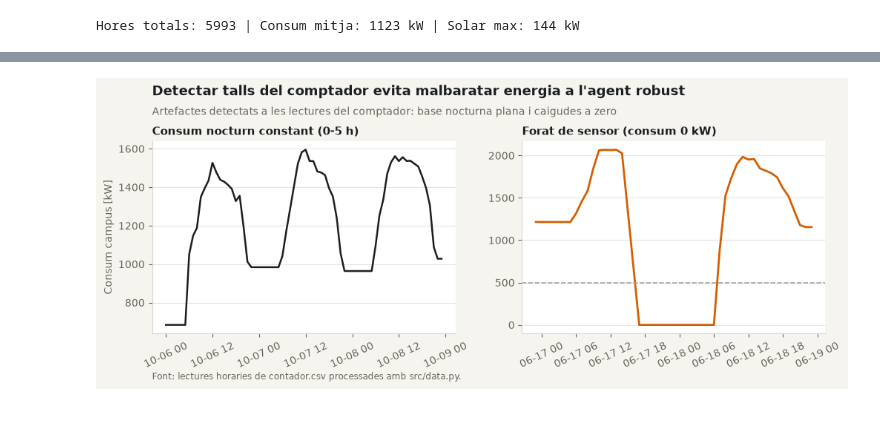
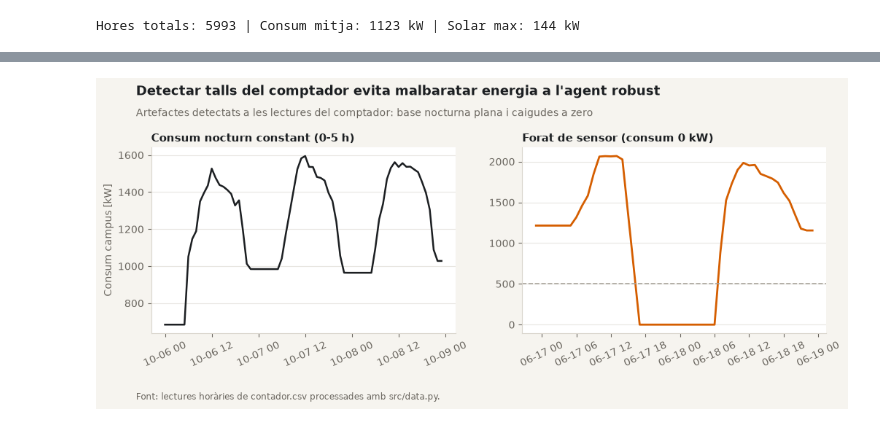
Before and after one commit to adridece/datathon-bateria-equip, a Jupyter notebook: notebooks/01_eda.ipynb, the cells around one changed output, grey strips where cells are left out. Cells and saved outputs as stored; diff of their text form; code cells hidden in the pictures.

Commit message:
Ajusta marges i etiquetes dels 5 grafics per evitar retalls

```diff
--- a/notebooks/01_eda.ipynb
+++ b/notebooks/01_eda.ipynb
@@ -199,33 +221,33 @@ plt.show()
 # %%
 # Grafic 5: Qualitat de les dades (consum nocturn pla i talls del comptador)
-fig, axes = plt.subplots(1, 2, figsize=(10.2, 4.4))
-fig.subplots_adjust(left=0.08, right=0.97, top=0.76, bottom=0.17, wspace=0.22)
+fig, axes = plt.subplots(1, 2, figsize=(10.4, 4.8))
+fig.subplots_adjust(left=0.08, right=0.97, top=0.75, bottom=0.22, wspace=0.22)
 
 sample_days = df.loc['2025-10-06':'2025-10-08']
 if len(sample_days) == 0:
     sample_days = df.iloc[24:96]
 axes[0].plot(sample_days.index, sample_days['load_kw'], color=INK, linewidth=1.8)
 axes[0].set_title('Consum nocturn constant (0-5 h)', fontsize=10.5, fontweight='bold', loc='left')
 axes[0].set_ylabel('Consum campus [kW]')
 axes[0].tick_params(axis='x', rotation=25)
 
 zero_idx = df.index[df['load_kw'] == 0]
 if len(zero_idx) > 0:
     t0 = zero_idx[0] - pd.Timedelta(hours=18)
     t1 = zero_idx[0] + pd.Timedelta(hours=30)
     outage = df.loc[t0:t1]
 else:
     outage = df.loc['2026-06-16':'2026-06-18']
 axes[1].plot(outage.index, outage['load_kw'], color='#D55E00', linewidth=2.0)
 axes[1].axhline(500, color=REF, linestyle='--', linewidth=1.2)
 axes[1].set_title('Forat de sensor (consum 0 kW)', fontsize=10.5, fontweight='bold', loc='left')
 axes[1].tick_params(axis='x', rotation=25)
 
-fig.text(0.08, 0.90, 'Detectar talls del comptador evita malbaratar energia a l\'agent robust', fontsize=13, fontweight='bold')
-fig.text(0.08, 0.84, 'Artefactes detectats a les lectures del comptador: base nocturna plana i caigudes a zero', fontsize=10, color=MUTED)
-fig.text(0.08, 0.03, 'Font: lectures horaries de contador.csv processades amb src/data.py.', fontsize=8.5, color=MUTED)
+fig.text(0.06, 0.90, "Detectar talls del comptador evita malbaratar energia a l'agent robust", fontsize=13, fontweight='bold')
+fig.text(0.06, 0.84, 'Artefactes detectats a les lectures del comptador: base nocturna plana i caigudes a zero', fontsize=10, color=MUTED)
+fig.text(0.06, 0.03, 'Font: lectures horàries de contador.csv processades amb src/data.py.', fontsize=8.5, color=MUTED)
 
-fig.savefig(FIG_DIR / '05_qualitat_dades_comptador.png')
+fig.savefig(FIG_DIR / '05_qualitat_dades_comptador.png', bbox_inches='tight', pad_inches=0.25)
 plt.show()
 # %% [output]
-[figure, old version]
+[figure, new version]
```
Also changed, not shown: parts of 4 cells of this notebook, 5 other files.
